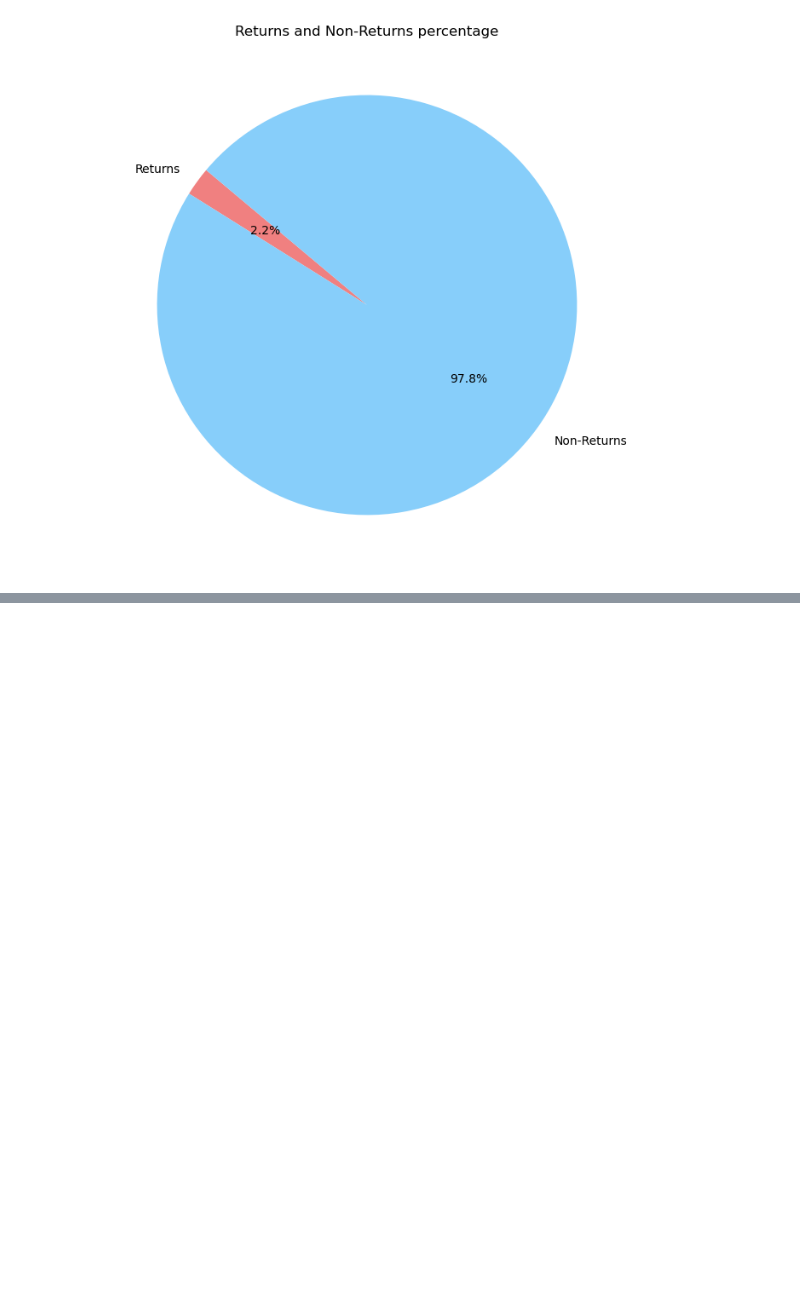
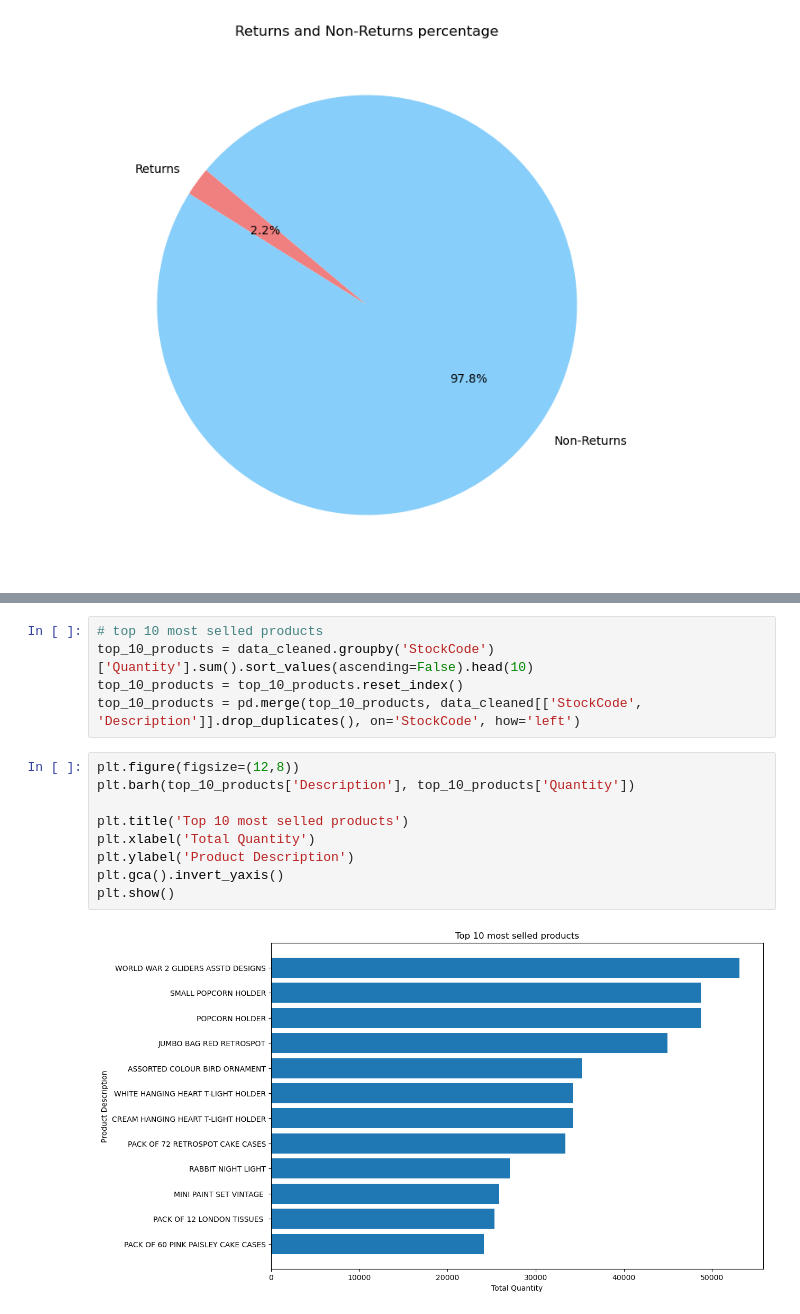
Before and after one commit to Eufanzky/DataScience-Courses-Projects, a Jupyter notebook: np_pd_plt/example.ipynb, the cells around one changed output, grey strips where cells are left out. Drawn from its saved outputs; the diff is of its cells as text; blank space fills up the shorter version.

```diff
--- a/np_pd_plt/example.ipynb
+++ b/np_pd_plt/example.ipynb
@@ -248,0 +293,16 @@ plt.show()
+# %%
+# top 10 most selled products
+top_10_products = data_cleaned.groupby('StockCode')['Quantity'].sum().sort_values(ascending=False).head(10)
+top_10_products = top_10_products.reset_index()
+top_10_products = pd.merge(top_10_products, data_cleaned[['StockCode', 'Description']].drop_duplicates(), on='StockCode', how='left')
+# %%
+plt.figure(figsize=(12,8))
+plt.barh(top_10_products['Description'], top_10_products['Quantity'])
+
+plt.title('Top 10 most selled products')
+plt.xlabel('Total Quantity')
+plt.ylabel('Product Description')
+plt.gca().invert_yaxis()
+plt.show()
+# %% [output]
+[figure, added]
```
Also changed, not shown: parts of 2 cells of this notebook, 2 other files.
